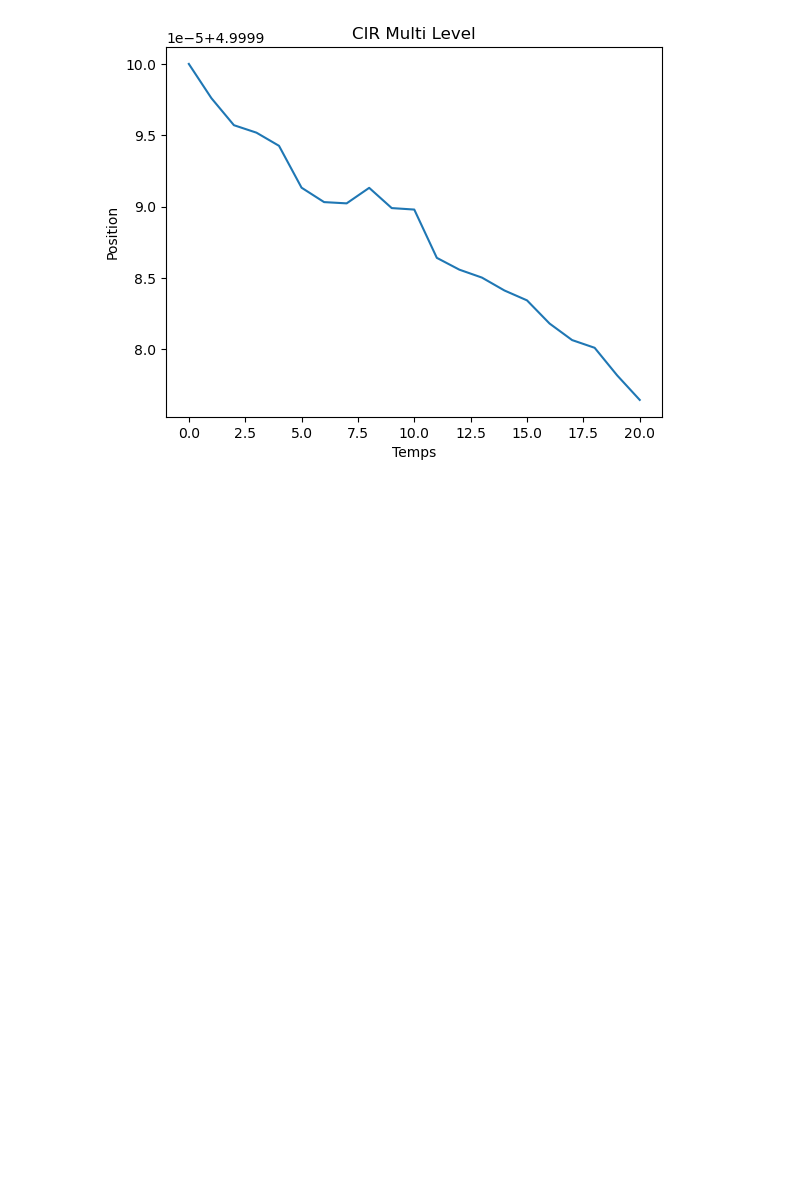
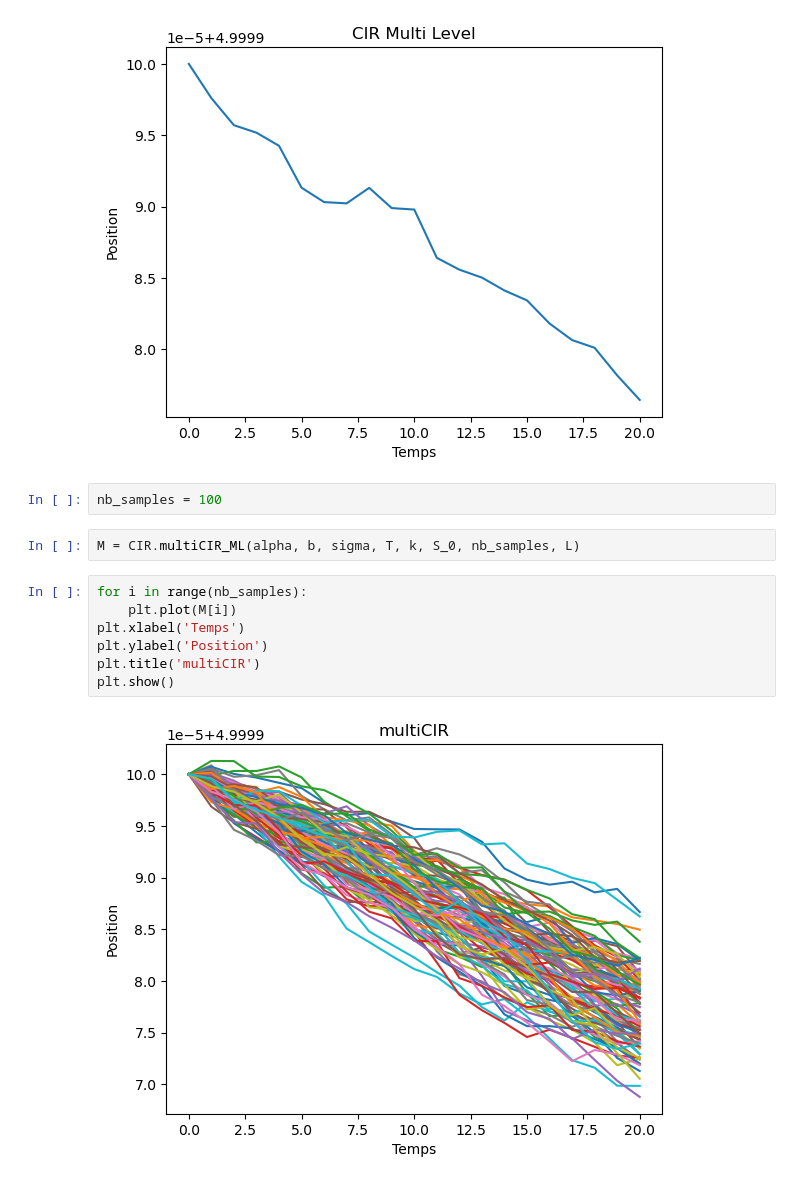
Before and after one commit to Thomasaujoux/Monte_Carlo_Option_Pricing, a Jupyter notebook: main.ipynb, the cells around one changed output. Cells and saved outputs as stored; diff of their text form; blank space fills up the shorter version.

```diff
--- a/main.ipynb
+++ b/main.ipynb
@@ -100,3 +100,16 @@ plt.title('CIR Multi Level')
 plt.show()
 # %% [output]
 [figure]
+# %%
+nb_samples = 100
+# %%
+M = CIR.multiCIR_ML(alpha, b, sigma, T, k, S_0, nb_samples, L)
+# %%
+for i in range(nb_samples):
+    plt.plot(M[i])
+plt.xlabel('Temps')
+plt.ylabel('Position')
+plt.title('multiCIR')
+plt.show()
+# %% [output]
+[figure, added]
```
Also changed, not shown: parts of 5 cells of this notebook, 1 other file.
